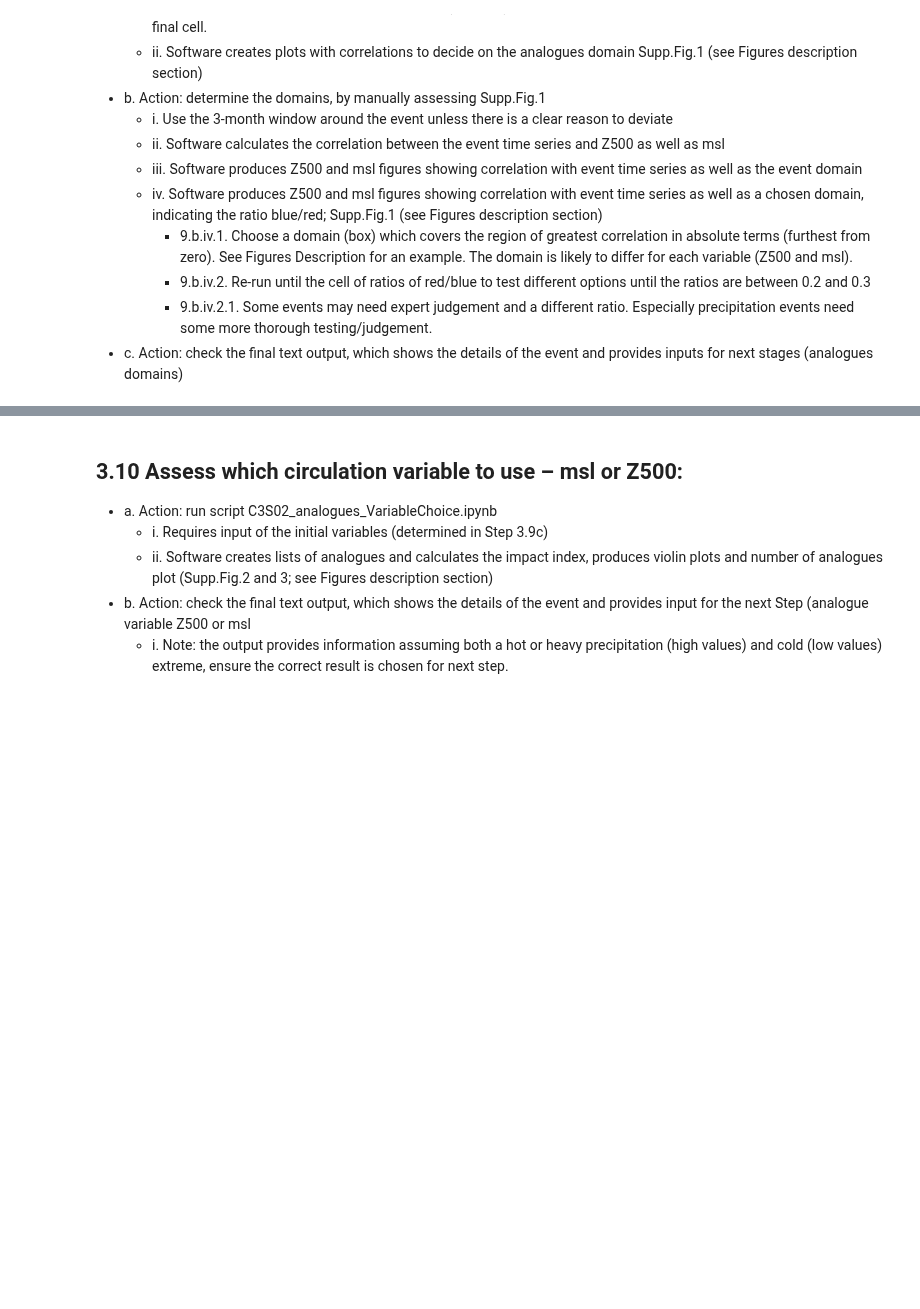
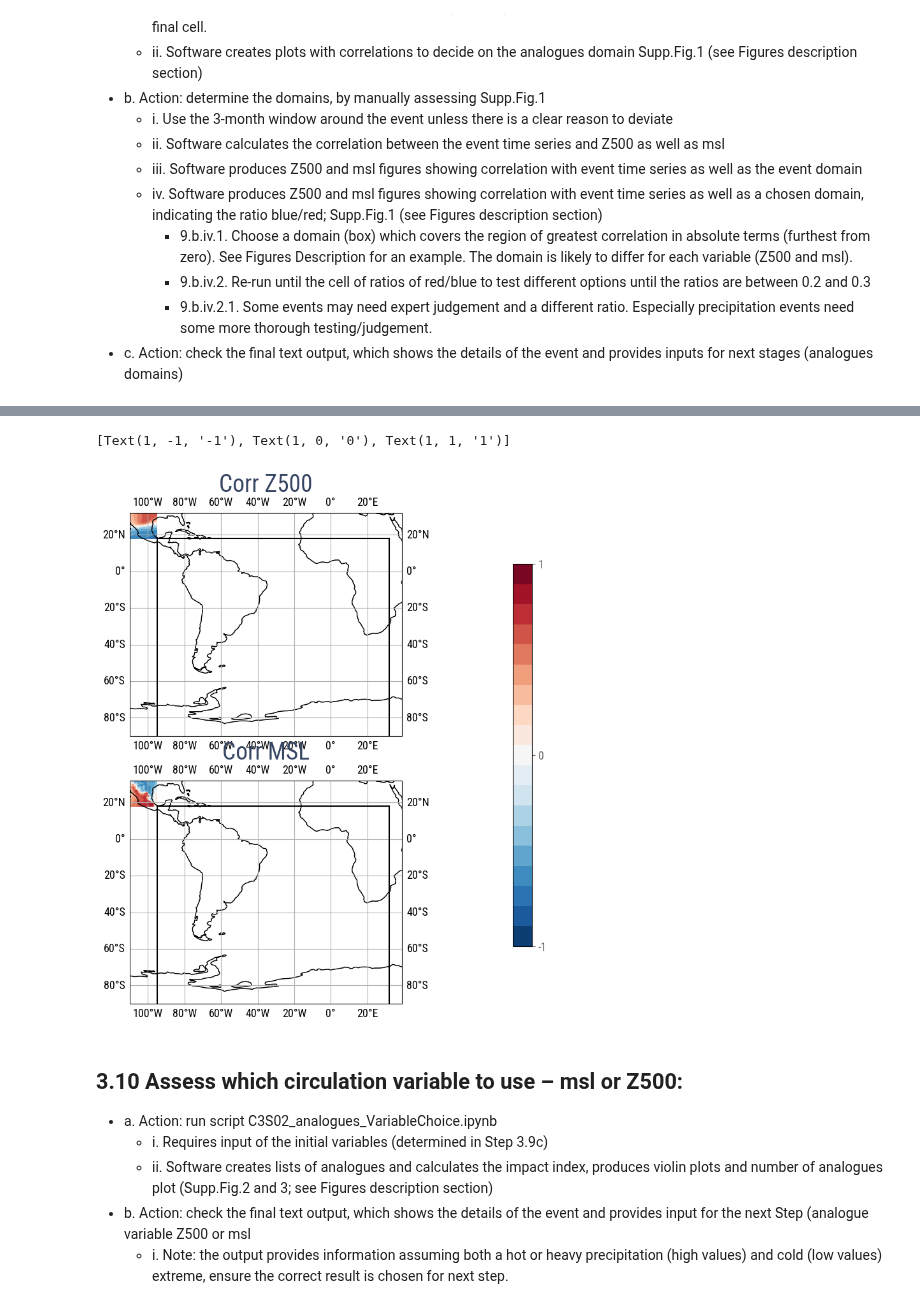
Before and after one commit to izpinto/c3s-451, a Jupyter notebook: library/C3S_CirculationAnalogues.ipynb, the cells around one changed output, grey strips where cells are left out. Drawn from its saved outputs; the diff is of its cells as text; code cells hidden in the pictures; blank space fills up the shorter version.

```diff
--- a/library/C3S_CirculationAnalogues.ipynb
+++ b/library/C3S_CirculationAnalogues.ipynb
@@ -48,8 +69,13 @@ import os
 - c. Probabilistic event region, used to define the hazard of the event, for plotting. This could be a shapefile or latitude/longitude boundaries of a box, saved in Step 2.3.
 - d. Needs to be changed to reading in the event time series (daily series) from the probabilistic event definition.
 # %%
+# region
 bbox = (-110, 18, -95, 32)
+# north, sout, west, east
+bbox_iris =  [32, 18, -110, -95]
 
+# date
 data = datetime(2024, 6, 7)
 
+# variable
 parameter = "Tmean"
@@ -69,0 +246,4 @@ parameter = "Tmean"
+# %%
+gr_daily_cube = gdf_to_iris(gr_daily, var_name='t2m')
+
+gr_daily_cube
@@ -69,0 +310,4 @@ parameter = "Tmean"
+# %%
+z500_daily_cube = gdf_to_iris_z500(z500_daily, var_name='z')
+
+z500_daily_cube
@@ -69,0 +371,4 @@ parameter = "Tmean"
+# %%
+slp_daily_cube = gdf_to_cube_slp(slp_daily)
+
+slp_daily_cube
@@ -70,3 +439,34 @@ parameter = "Tmean"
+# %%
+# Plot map of correlation
+fig, ax = plt.subplots(2, 1, subplot_kw={'projection': ccrs.PlateCarree()}, figsize=(10,10))
+lats=z_data.coord('latitude').points
+lons=z_data.coord('longitude').points
+con_lev = np.linspace(-1, 1, 20)
+
+c1 = ax[0].contourf(lons, lats, corr_field, levels=con_lev, cmap='RdBu_r', transform=ccrs.PlateCarree())
+ax[0].add_feature(cfeature.COASTLINE)
+ax[0].coastlines(linewidth=0.4)
+ax[0].set_title('Corr Z500')
+ax[0].gridlines(draw_labels=True)
+my.plot_box(ax[0], bbox_iris)
+#plot_box(ax[0], [-45, -25, -65, -35])
+
+c1 = ax[1].contourf(lons, lats, corr_field2, levels=con_lev, cmap='RdBu_r', transform=ccrs.PlateCarree())
+ax[1].add_feature(cfeature.COASTLINE)
+ax[1].coastlines(linewidth=0.4)
+ax[1].set_title('Corr MSL')
+ax[1].gridlines(draw_labels=True)
+my.plot_box(ax[1], bbox_iris)
+#plot_box(ax[1], [-40, -20, -70, -55])
+
+fig.subplots_adjust(right=0.8)
+cax = fig.add_axes([0.85, 0.2, 0.03, 0.6])
+cbar = fig.colorbar(c1, cax=cax, ticks=[-1, 0, 1])
+cbar.ax.set_yticklabels(['-1', '0', '1'])
+#plt.tight_layout()
+# %% [output]
+[Text(1, -1, '-1'), Text(1, 0, '0'), Text(1, 1, '1')]
+[figure, added]
 # %% [markdown]
 ## 3.10 Assess which circulation variable to use – msl or Z500:
 - a. Action: run script C3S02_analogues_VariableChoice.ipynb
```
Also changed, not shown: parts of 15 cells of this notebook, 3 other files.
